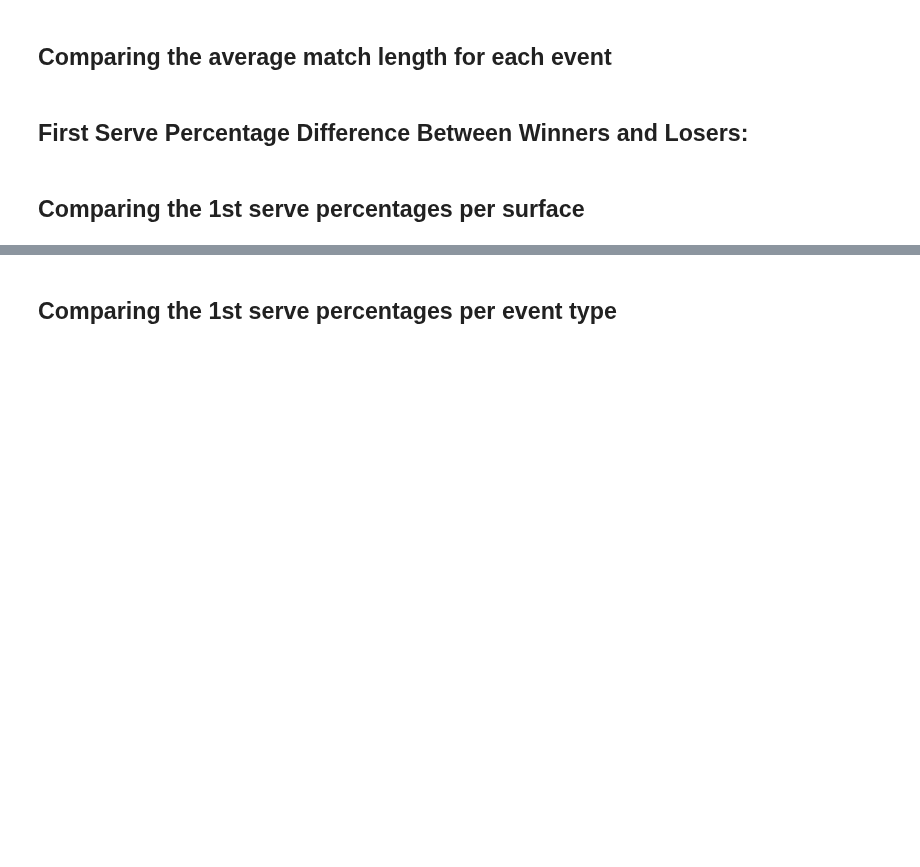
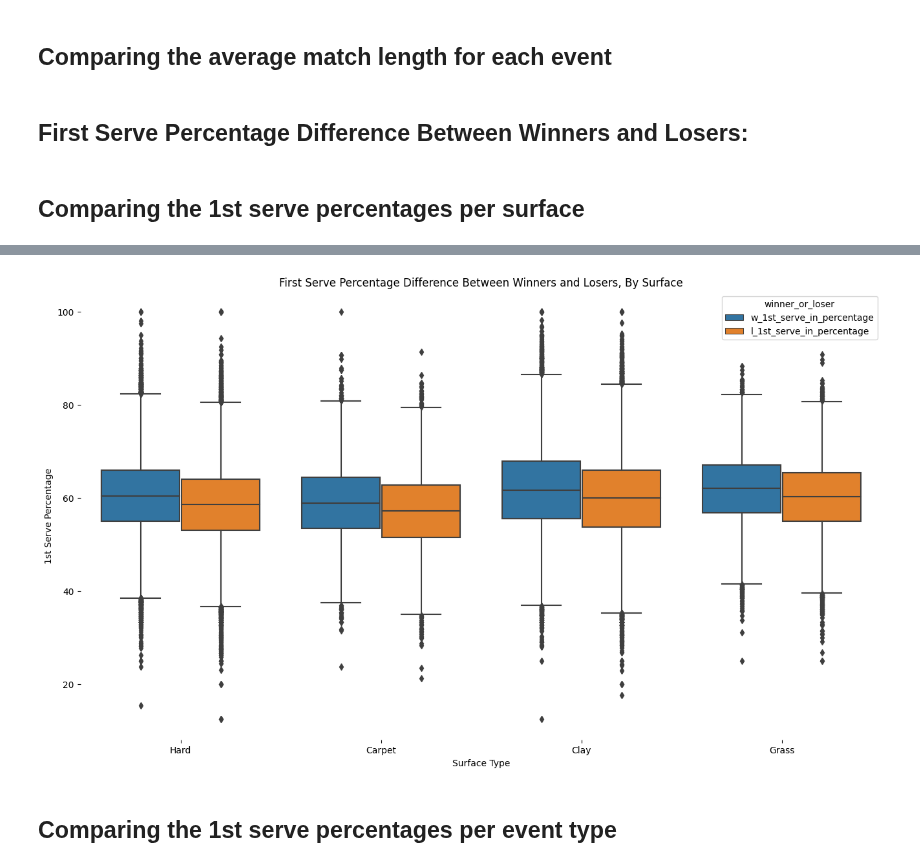
Before and after one commit to YoavWeller/Tennis_Analysis, a Jupyter notebook: tennis_analysis.ipynb, the cells around one changed output, grey strips where cells are left out. Drawn from its saved outputs; the diff is of its cells as text; code cells hidden in the pictures; blank space fills up the shorter version.

Commit message:
Update tennis_analysis.ipynb
Updating the data subsets - instead  of having two dataframes for the 1st_serve_in_percentage (one by surface and one by tourney type) I combined it to one DF

```diff
--- a/tennis_analysis.ipynb
+++ b/tennis_analysis.ipynb
@@ -476,7 +476,7 @@ multivariate_analysis_df.head()
 # %% [markdown]
 Creating a new subset for the 1st serve in percentage by surface analysis:
 # %%
-first_serve_by_surface_df = pd.melt(combined_df, id_vars = "surface", value_vars=["w_1st_serve_in_percentage", "l_1st_serve_in_percentage"])
-first_serve_by_surface_df.rename(columns={"variable": "winner_or_loser", "value": "first_serve_percentage"}, inplace=True)
+first_serve_in_melted_df = pd.melt(combined_df, id_vars =["surface", "tourney_level"], value_vars=["w_1st_serve_in_percentage", "l_1st_serve_in_percentage"])
+first_serve_in_melted_df.rename(columns={"variable": "winner_or_loser", "value": "first_serve_percentage"}, inplace=True)
 
-first_serve_by_surface_df.sample(10)
+first_serve_in_melted_df.sample(10)
@@ -765,18 +781,20 @@ first_serve_by_surface_aggregated_df
 # %%
 # Creating the plot
 plt.figure(figsize=(16,9))
-first_serve_percentage_by_surface_plot = sns.boxplot(data=first_serve_by_surface_df, x="surface", y="first_serve_percentage", hue="winner_or_loser")
+first_serve_percentage_by_surface_plot = sns.boxplot(data=first_serve_in_melted_df, x="surface", y="first_serve_percentage", hue="winner_or_loser")
 
 # Removing the frame
 sns.despine(left=True, bottom=True)
 
 # Titles
 first_serve_percentage_by_surface_plot.set_xlabel("Surface Type")
 first_serve_percentage_by_surface_plot.set_ylabel("1st Serve Percentage")
 first_serve_percentage_by_surface_plot.set_title("First Serve Percentage Difference Between Winners and Losers, By Surface")
 
 # Showing the plot
 plt.show()
+# %% [output]
+[figure, added]
 # %% [markdown]
 ## Comparing the 1st serve percentages per event type
 # %%
```
Also changed, not shown: parts of 8 cells of this notebook.
